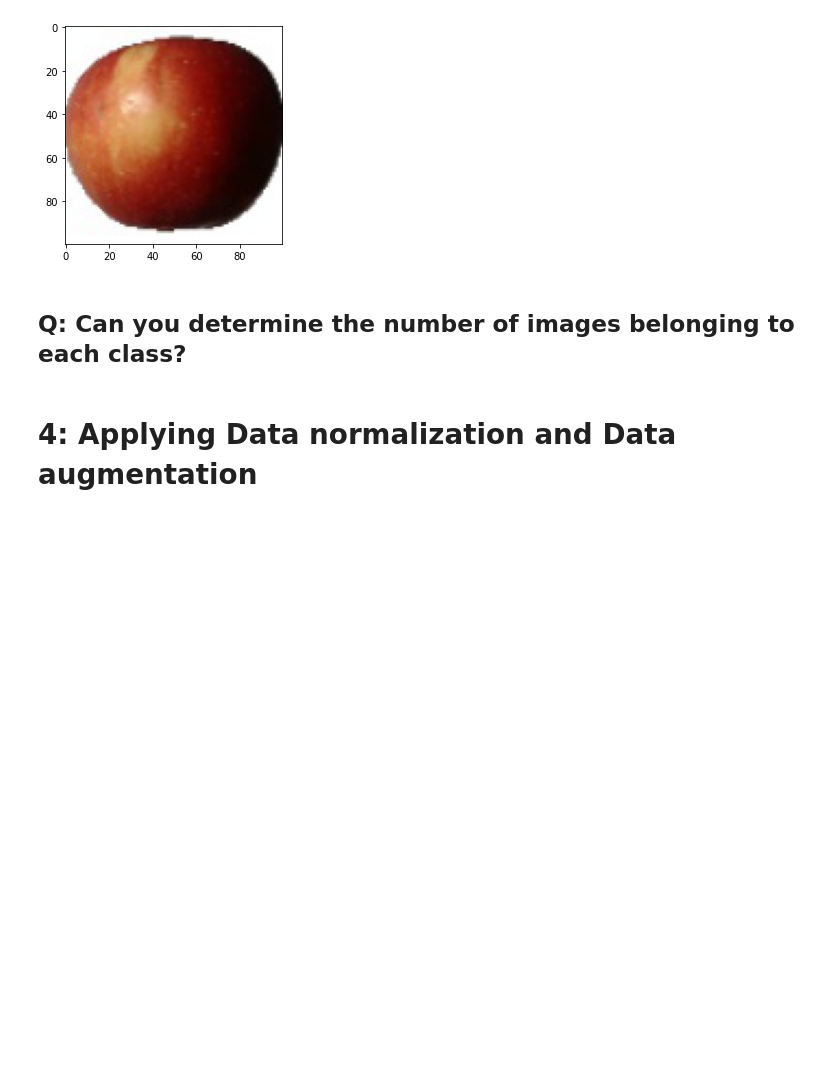
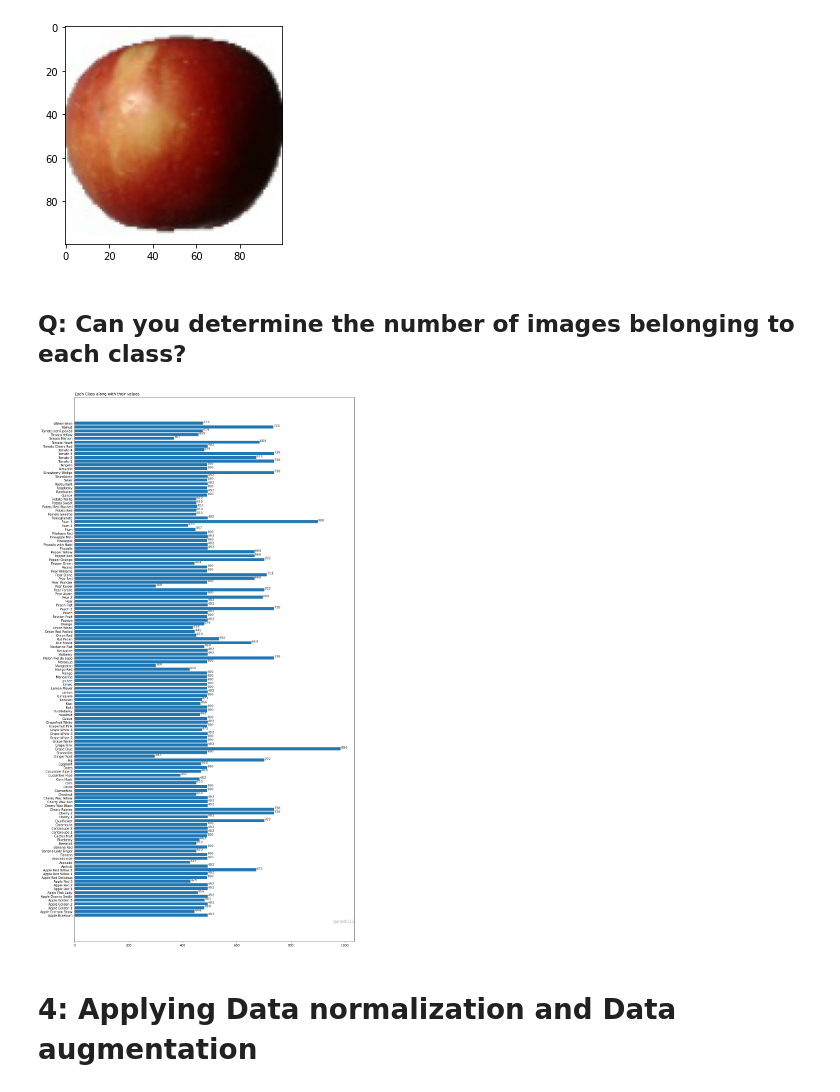
Before and after one commit to IanEspinoso/mock_mr_ganger, a Jupyter notebook: Fruit_360_Classification.ipynb, the cells around one changed output. Saved outputs shown, nothing was run; the diff lists cells and outputs as text; code cells hidden in the pictures; blank space fills up the shorter version.

```diff
--- a/Fruit_360_Classification.ipynb
+++ b/Fruit_360_Classification.ipynb
@@ -155,3 +141,45 @@ Label (textual): Grape White 4
+# %%
+dataset_size = len(train_dataset)
+classes = train_dataset.classes
+num_classes = len(train_dataset.classes)
+
+img_dict = {}
+for i in range(num_classes):
+    img_dict[classes[i]] = 0
+
+for i in range(dataset_size):
+    img, label = train_dataset[i]
+    img_dict[classes[label]] += 1
+
+
+## Plotting classes along with images info
+
+from matplotlib import pyplot as plt
+
+fig, ax = plt.subplots(figsize =(16, 32))
+
+ax.barh(list(img_dict.keys()), list(img_dict.values()))
+
+
+
+# Add Plot Title
+ax.set_title('Each Class along with their values',
+             loc ='left', )
+
+# Add annotation to bars
+for i in ax.patches:
+    plt.text(i.get_width()+0.2, i.get_y()+0.5,
+             str(round((i.get_width()), 2)),
+             fontsize = 10, fontweight ='bold',
+             color ='grey')
+
+# Add Text watermark
+fig.text(0.9, 0.15, 'gurjeet333', fontsize = 12,
+         color ='grey', ha ='right', va ='bottom',
+         alpha = 0.7)
+plt.show()
+# %% [output]
+[figure, added]
 # %% [markdown]
 # 4: Applying Data normalization and Data augmentation
 # %% [markdown]
```
Also changed, not shown: parts of 31 cells of this notebook.
